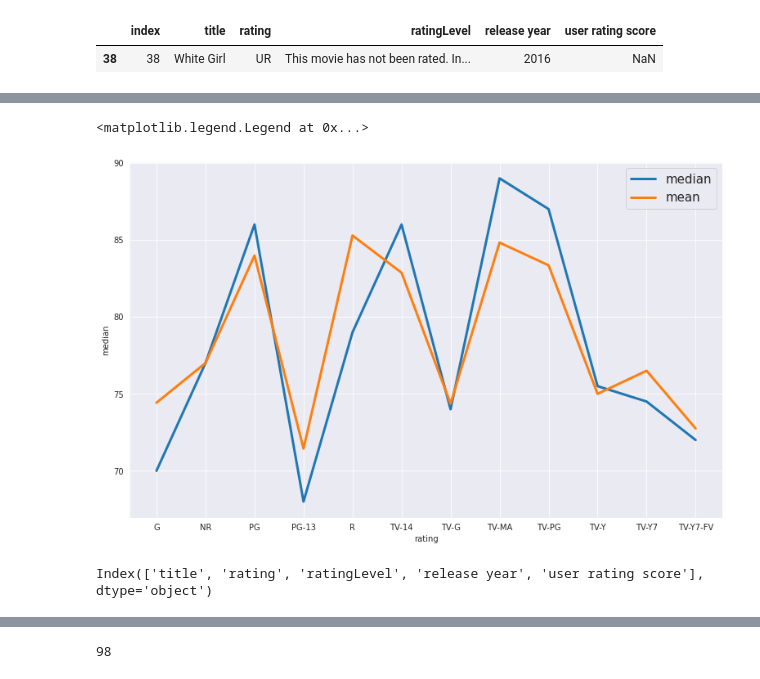
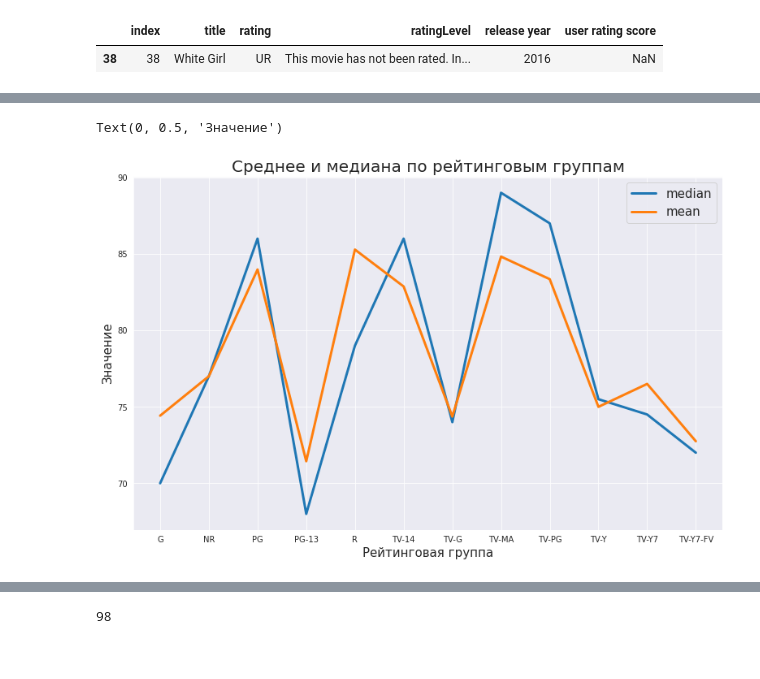
Before and after one commit to VorobyvEgor/Seminar_Sber, a Jupyter notebook: Projects/Егор_Воробьев_[Template]_Групповой_проект__Первичный_анализ_данных_.ipynb, the cells around one changed output, grey strips where cells are left out. Cells and saved outputs as stored; diff of their text form; code cells hidden in the pictures.

```diff
--- a/Projects/Егор_Воробьев_[Template]_Групповой_проект__Первичный_анализ_данных_.ipynb
+++ b/Projects/Егор_Воробьев_[Template]_Групповой_проект__Первичный_анализ_данных_.ipynb
@@ -86,7 +82,7 @@ data[data['release year'] >= 2015].title.values
 # %%
 data.drop_duplicates(subset='title',inplace=True)
 # %%
-data.reset_index(inplace=True)
+data.reset_index(drop=True, inplace=True)
 # %%
 data.info()
 # %% [output]
@@ -166,4 +148,4 @@ for row in range(4):
 # %%
-stat_rating = data[data['rating'] != 'UR'].groupby('rating', as_index=False).agg(mean = ('user rating score', 'mean'), median = ('user rating score', 'median'))
+stat_rating = data[data['rating'] != 'UR'].groupby('rating').agg(mean=('user rating score', 'mean'), median=('user rating score', 'median'))
 # %%
 stat_rating
@@ -184,12 +152,11 @@ stat_rating
 # %%
 sns.set_style("darkgrid")
-sns.lineplot(y=stat_rating['median'], x=stat_rating['rating'], lw=3)
-sns.lineplot(y=stat_rating['mean'], x=stat_rating['rating'], lw=3)
-plt.legend(labels=['median', 'mean'], fontsize=15)
+sns.lineplot(y=stat_rating['median'], x=stat_rating.index, lw=3)
+sns.lineplot(y=stat_rating['mean'], x=stat_rating.index, lw=3)
+plt.legend(labels=['median', 'mean'], fontsize=15);
+plt.title('Среднее и медиана по рейтинговым группам', fontdict={'fontsize': 20, 'fontweight':10})
+plt.xlabel('Рейтинговая группа', fontdict={'fontsize': 15, 'fontweight':10})
+plt.ylabel('Значение', fontdict={'fontsize': 15, 'fontweight':10})
 # %% [output]
-<matplotlib.legend.Legend at 0x...>
+Text(0, 0.5, 'Значение')
-[figure, old version]
+[figure, new version]
-# %%
-data.columns
-# %% [output]
-Index(['title', 'rating', 'ratingLevel', 'release year', 'user rating score'], dtype='object')
```
Also changed, not shown: parts of 45 cells of this notebook.
